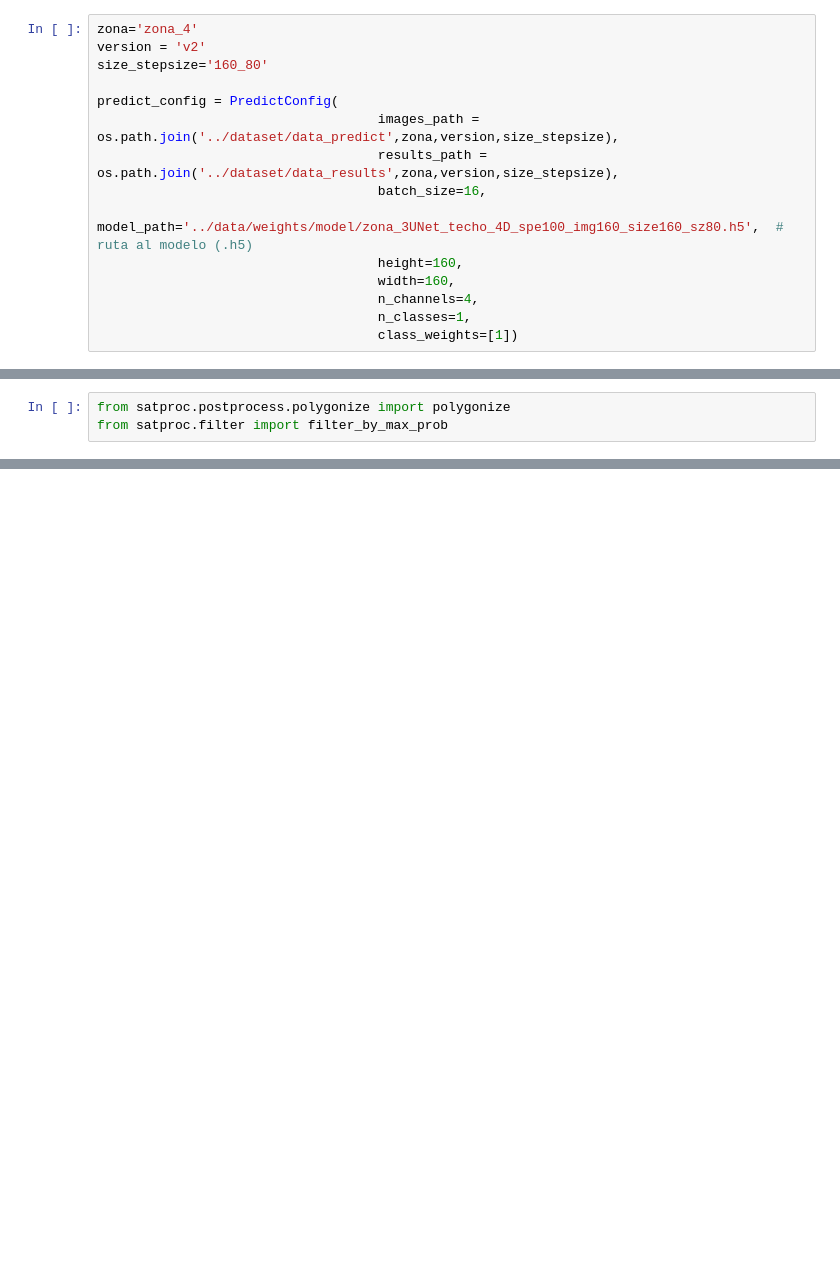
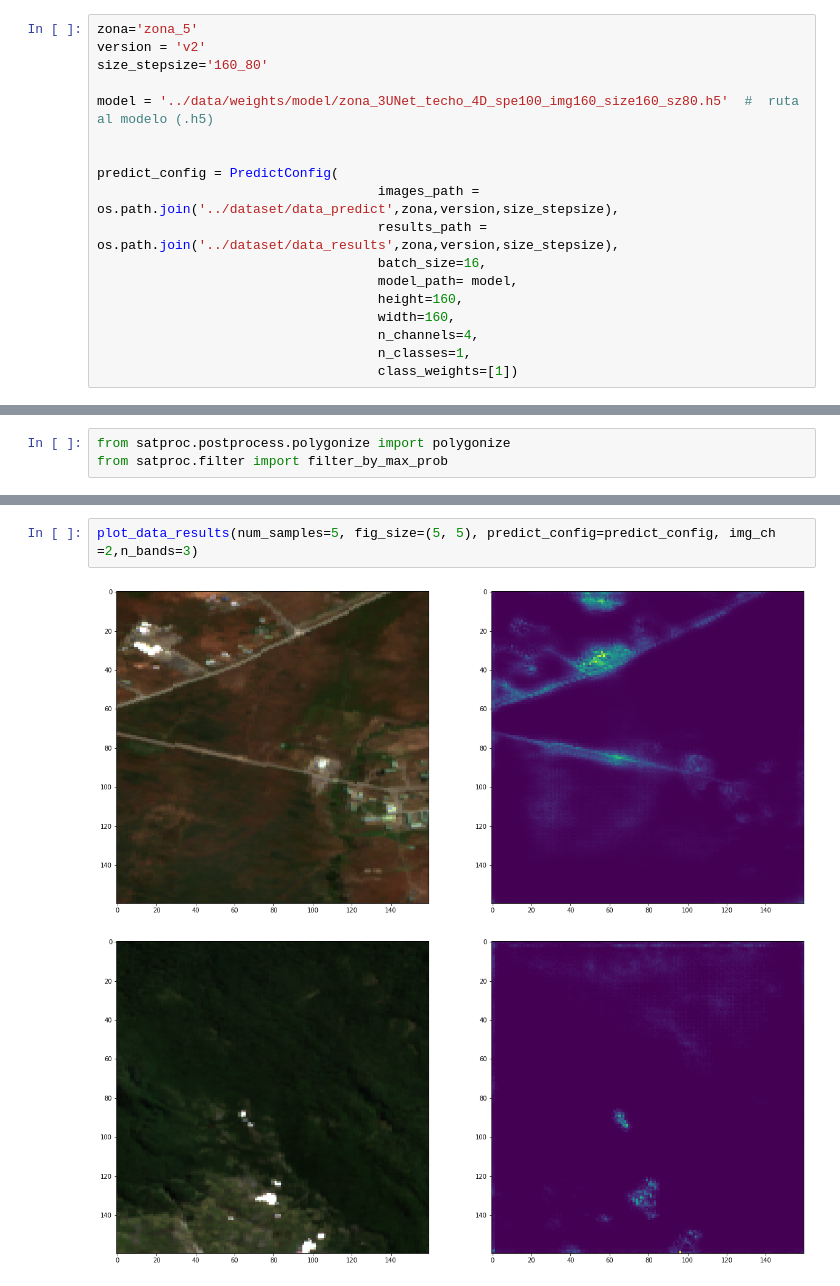
Before and after one commit to dymaxionlabs/TECHO-Chile, a Jupyter notebook: notebooks/2_Prediccion.ipynb, the cells around one changed output, grey strips where cells are left out. Drawn from its saved outputs; the diff is of its cells as text; blank space fills up the shorter version.

```diff
--- a/notebooks/2_Prediccion.ipynb
+++ b/notebooks/2_Prediccion.ipynb
@@ -44,13 +44,16 @@ import os
 # %%
-zona='zona_4'
+zona='zona_5'
 version = 'v2'
 size_stepsize='160_80'
+
+model = '../data/weights/model/zona_3UNet_techo_4D_spe100_img160_size160_sz80.h5'  #  ruta al modelo (.h5)
+
 
 predict_config = PredictConfig(
                                     images_path = os.path.join('../dataset/data_predict',zona,version,size_stepsize),
                                     results_path = os.path.join('../dataset/data_results',zona,version,size_stepsize),
                                     batch_size=16,
-                                    model_path='../data/weights/model/zona_3UNet_techo_4D_spe100_img160_size160_sz80.h5',  #  ruta al modelo (.h5)
+                                    model_path= model,
                                     height=160,
                                     width=160,
                                     n_channels=4,
@@ -204,3 +113,8 @@ sql = "SELECT * FROM "+tabla+" m WHERE ST_Area(geometry) > "+str(min_area)
 !ogr2ogr -t_srs EPSG:32720 -f "GPKG" -sql "$sql" -dialect SQLITE -nln results $output_path $input_path
 
 print('Archivo generado correctamente',output_path)
+# %%
+plot_data_results(num_samples=5, fig_size=(5, 5), predict_config=predict_config, img_ch =2,n_bands=3)
+# %% [output]
+[figure, added]
+[figure, added]
```
Also changed, not shown: parts of 27 cells of this notebook, 1 other file.
